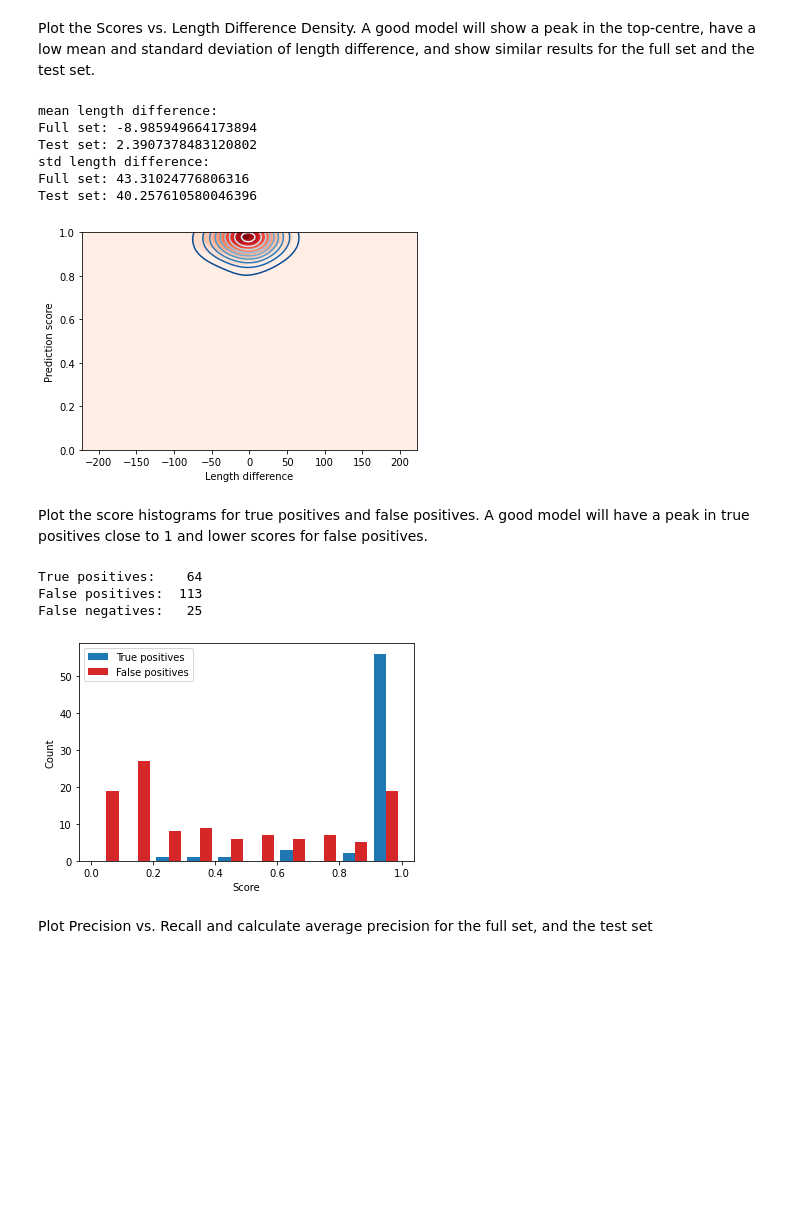
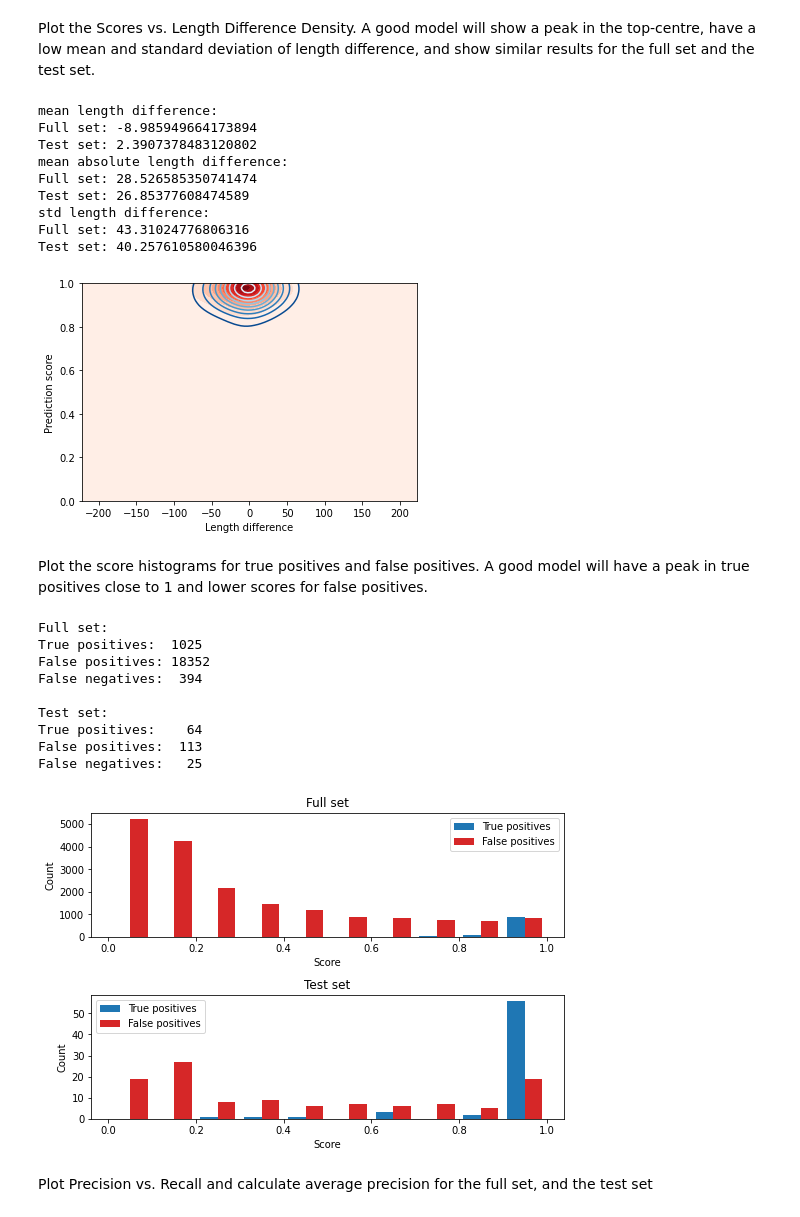
Before and after one commit to J-Wall/camfi, a Jupyter notebook: examples/annotation_evaluation.ipynb, the cells around one changed output. Saved outputs shown, nothing was run; the diff lists cells and outputs as text; code cells hidden in the pictures; blank space fills up the shorter version.

Commit message:
Fixed colours and histogram figure

```diff
--- a/examples/annotation_evaluation.ipynb
+++ b/examples/annotation_evaluation.ipynb
@@ -196,6 +196,10 @@ print("mean length difference:")
 print(f"Full set: {np.mean(l_diffs_all)}")
 print(f"Test set: {np.mean(l_diffs)}")
 
+print("mean absolute length difference:")
+print(f"Full set: {np.mean(np.abs(l_diffs_all))}")
+print(f"Test set: {np.mean(np.abs(l_diffs))}")
+
 print("std length difference:")
 print(f"Full set: {np.std(l_diffs_all)}")
 print(f"Test set: {np.std(l_diffs)}")
@@ -203,6 +207,9 @@ print(f"Test set: {np.std(l_diffs)}")
 mean length difference:
 Full set: -8.985949664173894
 Test set: 2.3907378483120802
+mean absolute length difference:
+Full set: 28.526585350741474
+Test set: 26.85377608474589
 std length difference:
 Full set: 43.31024776806316
 Test set: 40.257610580046396
@@ -210,30 +217,62 @@ Test set: 40.257610580046396
 # %% [markdown]
 Plot the score histograms for true positives and false positives. A good model will have a peak in true positives close to 1 and lower scores for false positives.
 # %%
-fig = plt.figure()
+fig = plt.figure(
+    figsize=(7.5, 5.2),
+    tight_layout=True,
+)
 ax = fig.add_subplot(
-    111,
+    211,
     xlabel="Score",
     ylabel="Count",
+    title="Full set",
+)
+
+
+h, b, p = ax.hist(
+    [validation_all["true_positives"], validation_all["false_positives"]],
+    bins=np.linspace(0., 1., num=11),
+    label=["True positives", "False positives"],
+    color=["tab:blue", "tab:red"],
+)
+ax.legend()
+
+ax = fig.add_subplot(
+    212,
+    xlabel="Score",
+    ylabel="Count",
+    title="Test set",
 )
 
 
 h, b, p = ax.hist(
     [validation["true_positives"], validation["false_positives"]],
     bins=np.linspace(0., 1., num=11),
     label=["True positives", "False positives"],
     color=["tab:blue", "tab:red"],
 )
 ax.legend()
 
+print("Full set:")
+print(f'True positives:  {len(validation_all["true_positives"]):4d}')
+print(f'False positives: {len(validation_all["false_positives"]):4d}')
+print(f'False negatives: {validation_all["false_negatives"]:4d}')
+
+print("\nTest set:")
 print(f'True positives:  {len(validation["true_positives"]):4d}')
 print(f'False positives: {len(validation["false_positives"]):4d}')
 print(f'False negatives: {validation["false_negatives"]:4d}')
 # %% [output]
+Full set:
+True positives:  1025
+False positives: 18352
+False negatives:  394
+
+Test set:
 True positives:    64
 False positives:  113
 False negatives:   25
-[figure, old version]
+[figure, new version]
 # %% [markdown]
 Plot Precision vs. Recall and calculate average precision for the full set, and the test set
 # %%
```
Also changed, not shown: 1 other file.
